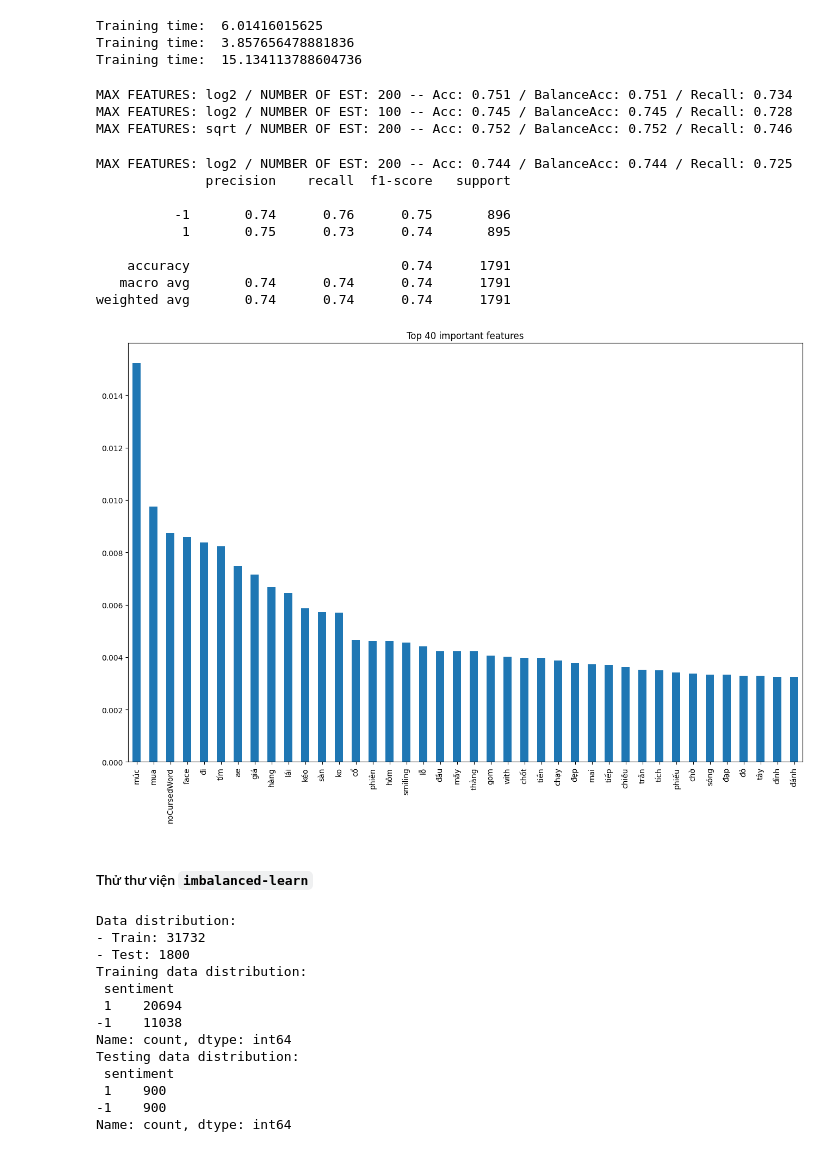
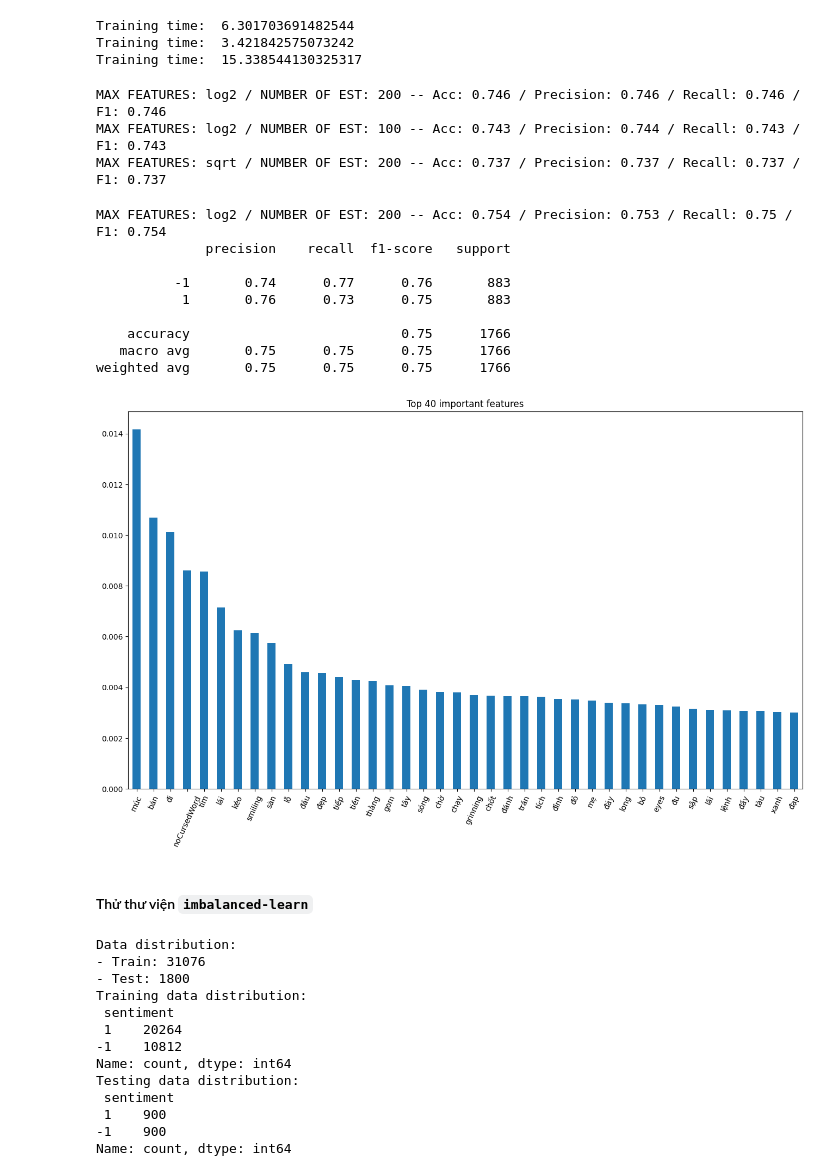
Before and after one commit to Legend0fHell/ait2006-data-processing-final, a Jupyter notebook: sentiment_v2.ipynb, the cells around one changed output. Saved outputs shown, nothing was run; the diff lists cells and outputs as text; code cells hidden in the pictures.

```diff
--- a/sentiment_v2.ipynb
+++ b/sentiment_v2.ipynb
@@ -188,7 +188,7 @@ def vectorize(data,tfidf_vect_fit: TfidfVectorizer):
     return(X_tfidf_df)
 
 # Create tfidf base fit
-tfidf = TfidfVectorizer(analyzer = 'word', min_df=40, max_df=0.8)
+tfidf = TfidfVectorizer(analyzer = 'word', min_df=40, max_df=0.2)
 tfidf_vect_fitted=tfidf.fit(posts_after_cleaned_orig['originalContent'])
 
 # Vectorize the training data
@@ -230,7 +230,7 @@ rf = RandomForestClassifier()
 parameters = {
     'n_estimators': [50,100,200],
     'max_features': ['sqrt', 'log2'],
-    'max_depth': [50,None]
+    'max_depth': [30,None]
 }
 
 cv = GridSearchCV(rf,parameters, n_jobs=-1)
@@ -279,11 +279,11 @@ end = time.time()
 
 print("Training time: ", end - start)
 # %% [output]
-Training time:  6.01416015625
-Training time:  3.857656478881836
-Training time:  15.134113788604736
+Training time:  6.301703691482544
+Training time:  3.421842575073242
+Training time:  15.338544130325317
 # %%
-from sklearn.metrics import accuracy_score, recall_score, balanced_accuracy_score
+from sklearn.metrics import balanced_accuracy_score, precision_recall_fscore_support
 
 # Vectorize the validation data
 X_val=vectorize(X_val_pre['originalContent'], tfidf_vect_fitted)
@@ -293,18 +293,18 @@ y_val=y_val_pre.copy()
 # Evaluate the models
 for mdl in [rf1,rf2,rf3]:
     y_pred = mdl.predict(X_val)
-    accuracy = round(accuracy_score(y_val,y_pred), 3)
-    bal_acc = round(balanced_accuracy_score(y_val,y_pred), 3)
-    recall = round(recall_score(y_val,y_pred), 3)
-    print('MAX FEATURES: {} / NUMBER OF EST: {} -- Acc: {} / BalanceAcc: {} / Recall: {}'.format(mdl.max_features,
+    bal_acc = balanced_accuracy_score(y_val,y_pred)
+    precision, recall, f1, _ = precision_recall_fscore_support(y_val, y_pred, average='weighted')
+    print('MAX FEATURES: {} / NUMBER OF EST: {} -- Acc: {} / Precision: {} / Recall: {} / F1: {}'.format(mdl.max_features,
                                                                          mdl.n_estimators,
-                                                                         accuracy,
-                                                                         bal_acc,
-                                                                         recall))
+                                                                         round(bal_acc,3),
+                                                                         round(precision,3),
+                                                                         round(recall,3),
+                                                                         round(f1,3)))
 # %% [output]
-MAX FEATURES: log2 / NUMBER OF EST: 200 -- Acc: 0.751 / BalanceAcc: 0.751 / Recall: 0.734
-MAX FEATURES: log2 / NUMBER OF EST: 100 -- Acc: 0.745 / BalanceAcc: 0.745 / Recall: 0.728
-MAX FEATURES: sqrt / NUMBER OF EST: 200 -- Acc: 0.752 / BalanceAcc: 0.752 / Recall: 0.746
+MAX FEATURES: log2 / NUMBER OF EST: 200 -- Acc: 0.746 / Precision: 0.746 / Recall: 0.746 / F1: 0.746
+MAX FEATURES: log2 / NUMBER OF EST: 100 -- Acc: 0.743 / Precision: 0.744 / Recall: 0.743 / F1: 0.743
+MAX FEATURES: sqrt / NUMBER OF EST: 200 -- Acc: 0.737 / Precision: 0.737 / Recall: 0.737 / F1: 0.737
 # %%
 X_test = vectorize(X_test_pre['originalContent'],tfidf_vect_fitted)
 X_test['noCursedWord'] = X_test_pre['noCursedWord']
@@ -313,35 +313,36 @@ y_test = y_test_pre.copy()
 # Choose the best model, based on the validation set
 mdl = rf1
 y_pred = mdl.predict(X_test)
-accuracy = round(accuracy_score(y_test,y_pred), 3)
-bal_acc = round(balanced_accuracy_score(y_test,y_pred), 3)
-recall = round(recall_score(y_test,y_pred), 3)
 
-print('MAX FEATURES: {} / NUMBER OF EST: {} -- Acc: {} / BalanceAcc: {} / Recall: {}'.format(mdl.max_features,
+bal_acc = balanced_accuracy_score(y_test,y_pred)
+precision, recall, f1, _ = precision_recall_fscore_support(y_test, y_pred, average='weighted')
+print('MAX FEATURES: {} / NUMBER OF EST: {} -- Acc: {} / Precision: {} / Recall: {} / F1: {}'.format(mdl.max_features,
                                                                         mdl.n_estimators,
-                                                                        accuracy,
-                                                                        bal_acc,
-                                                                        recall))
+                                                                        round(bal_acc,3),
+                                                                        round(precision,3),
+                                                                        round(recall,3),
+                                                                        round(f1,3)))
 
 from sklearn.metrics import classification_report
 print(classification_report(y_test, y_pred))
 # %% [output]
-MAX FEATURES: log2 / NUMBER OF EST: 200 -- Acc: 0.744 / BalanceAcc: 0.744 / Recall: 0.725
+MAX FEATURES: log2 / NUMBER OF EST: 200 -- Acc: 0.754 / Precision: 0.753 / Recall: 0.75 / F1: 0.754
               precision    recall  f1-score   support
 
-          -1       0.74      0.76      0.75       896
-           1       0.75      0.73      0.74       895
+          -1       0.74      0.77      0.76       883
+           1       0.76      0.73      0.75       883
 
-    accuracy                           0.74      1791
-   macro avg       0.74      0.74      0.74      1791
-weighted avg       0.74      0.74      0.74      1791
+    accuracy                           0.75      1766
+   macro avg       0.75      0.75      0.75      1766
+weighted avg       0.75      0.75      0.75      1766
 # %%
 feat_importances = pd.Series(rf1.feature_importances_, index=X_train.columns)
-feat_importances.nlargest(40).plot(kind='bar',figsize=(16,10))
+feat_importances.nlargest(40).plot(kind='bar',figsize=(16,9))
+plt.xticks(rotation=65)
 plt.title("Top 40 important features")
 plt.show()
 # %% [output]
-[figure, old version]
+[figure, new version]
 # %% [markdown]
 #### Thử thư viện `imbalanced-learn`
 # %%
@@ -383,12 +384,12 @@ print("Training data distribution:\n",y_train_imb.value_counts())
 print("Testing data distribution:\n",y_test_imb.value_counts())
 # %% [output]
 Data distribution:
-- Train: 31732
+- Train: 31076
 - Test: 1800
 Training data distribution:
  sentiment
- 1    20694
--1    11038
+ 1    20264
+-1    10812
 Name: count, dtype: int64
 Testing data distribution:
  sentiment
```
Also changed, not shown: parts of 9 cells of this notebook, 2 other files.
